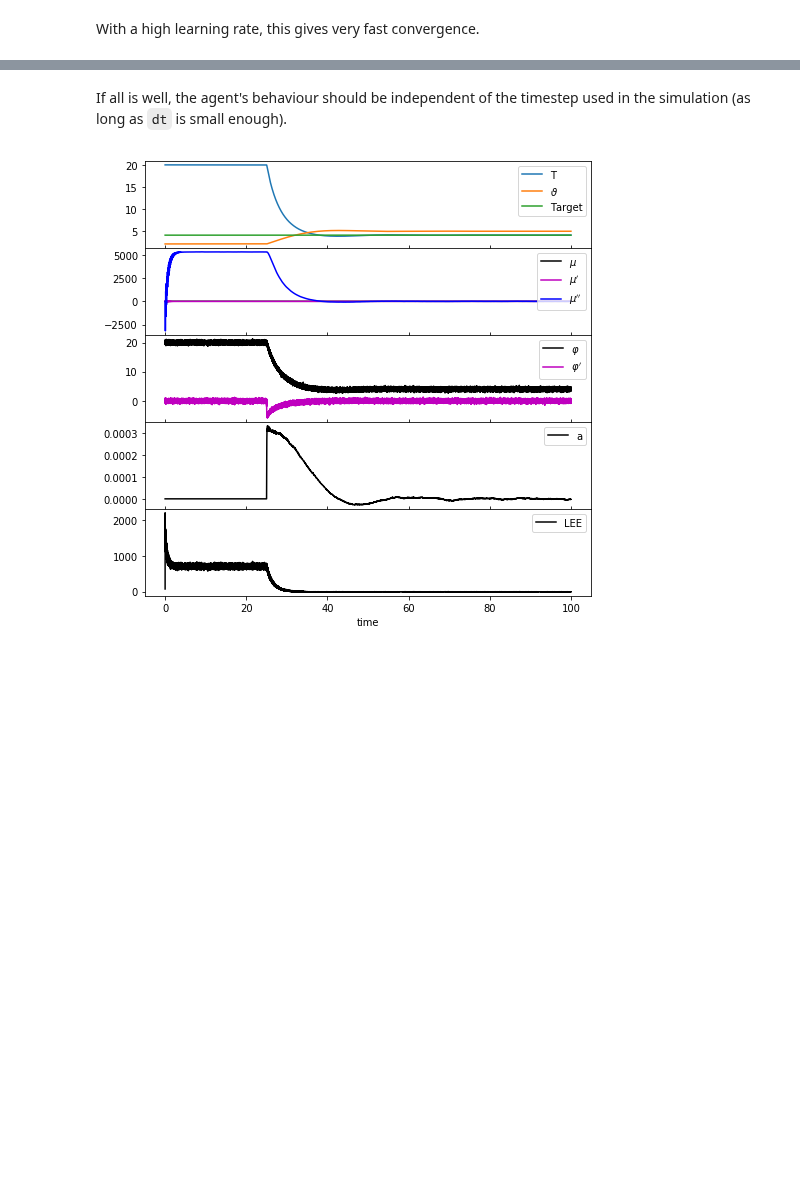
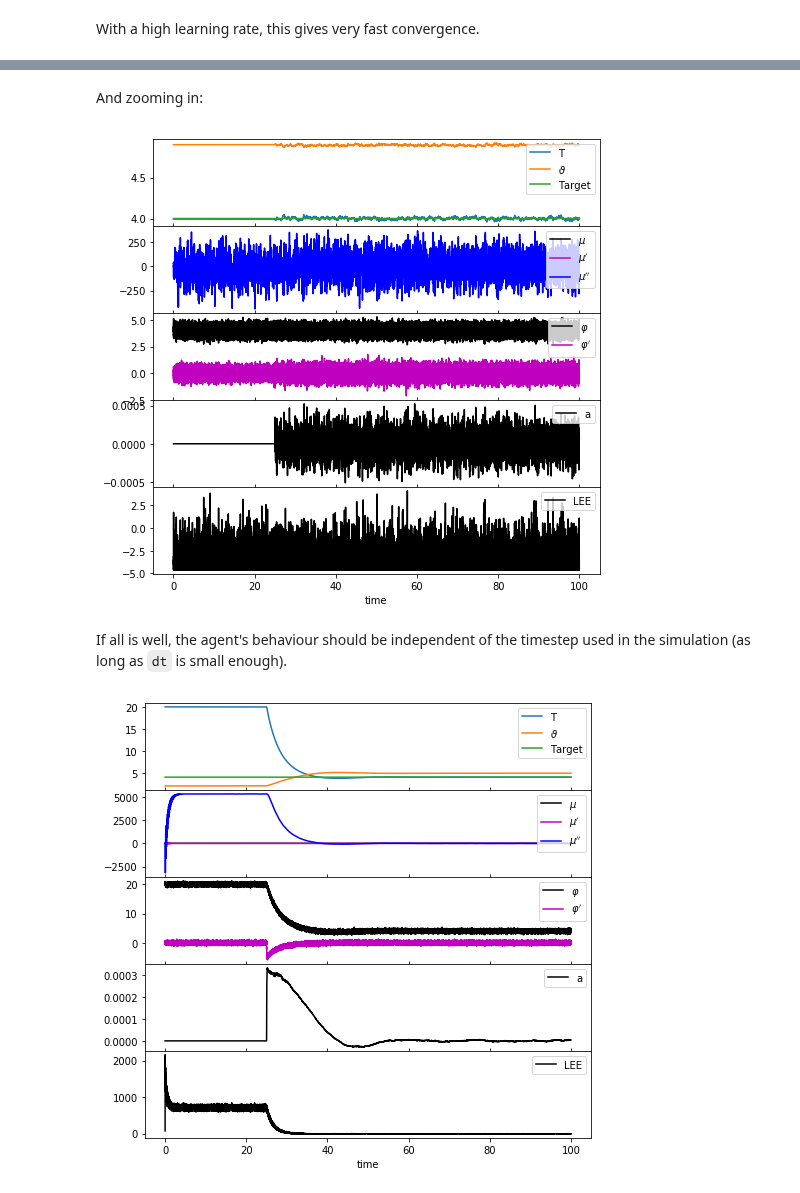
Before and after one commit to vschaik/Active-Inference, a Jupyter notebook: FEP.ipynb, the cells around one changed output, grey strips where cells are left out. Saved outputs shown, nothing was run; the diff lists cells and outputs as text; code cells hidden in the pictures; blank space fills up the shorter version.

```diff
--- a/FEP.ipynb
+++ b/FEP.ipynb
@@ -356,3 +339,17 @@ plot_fig1()
+# %% [markdown]
+And zooming in:
+# %%
+default_params()
+
+tau = dt
+k = 1.0
+ka = 1.0
+
+# reset_vars()
+sim_agent()
+plot_fig1()
+# %% [output]
+[figure, added]
 # %% [markdown]
 If all is well, the agent's behaviour should be independent of the timestep used in the simulation (as long as `dt` is small enough).
 # %%
```
Also changed, not shown: parts of 14 cells of this notebook.
